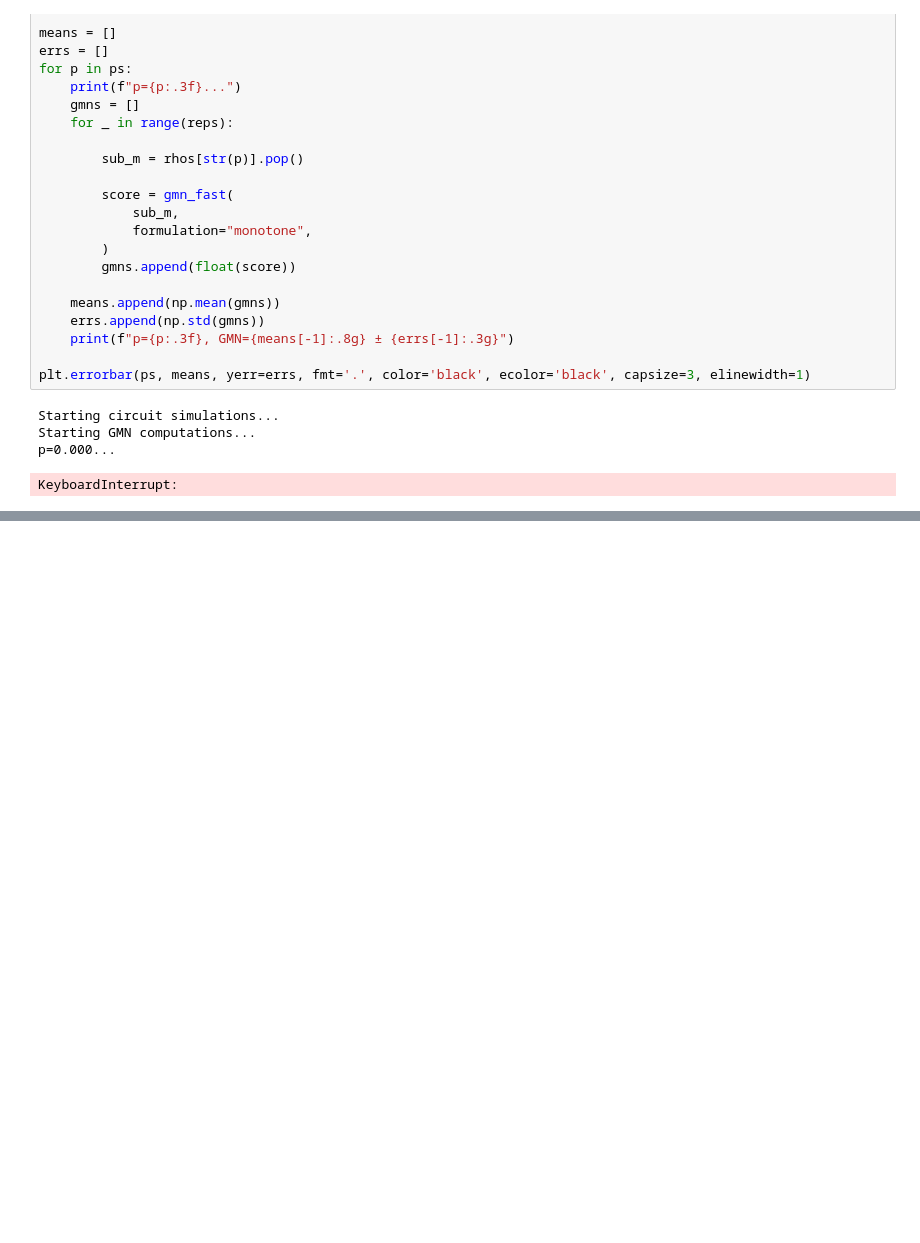
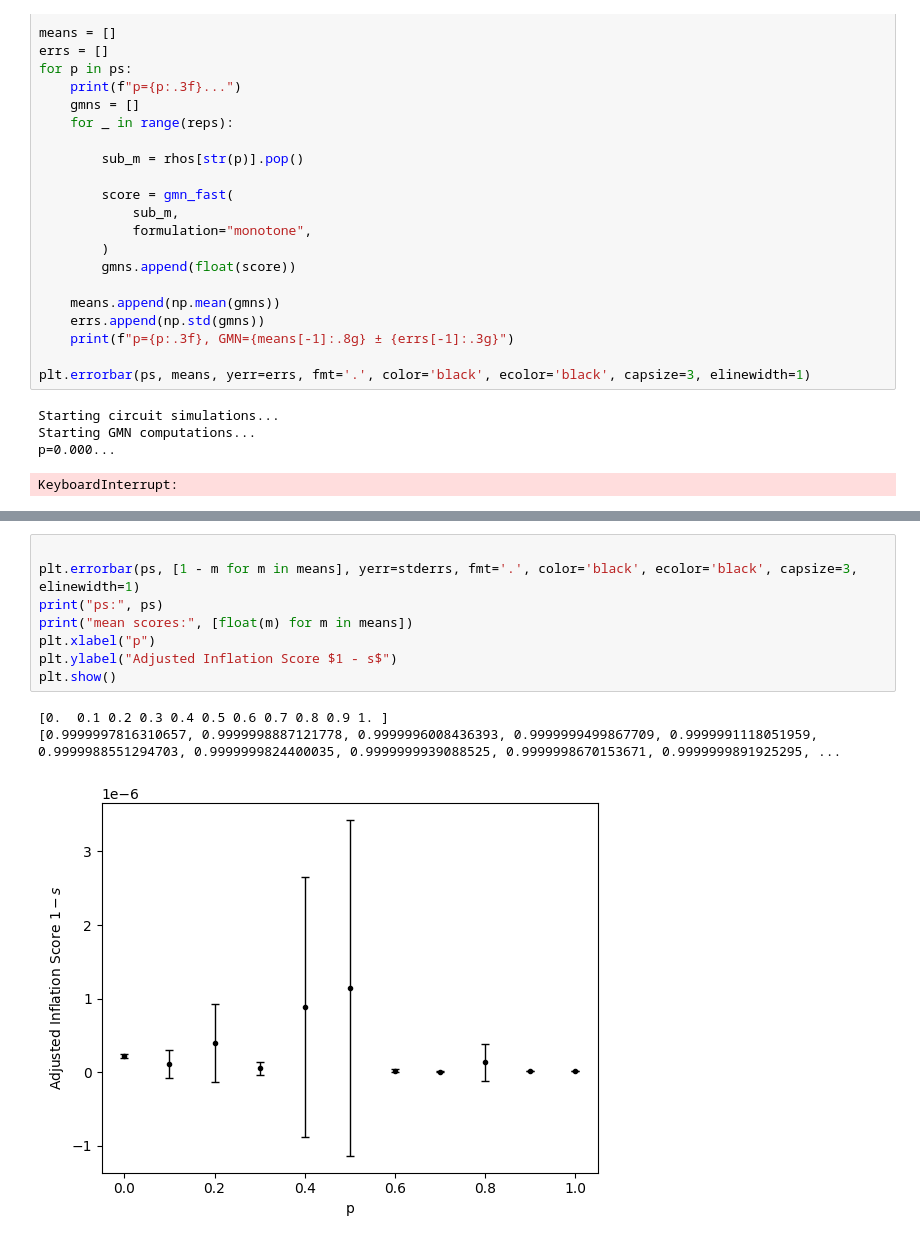
Before and after one commit to amarce4/mipt, a Jupyter notebook: python/gmne.ipynb, the cells around one changed output, grey strips where cells are left out. Cells and saved outputs as stored; diff of their text form; blank space fills up the shorter version.

```diff
--- a/python/gmne.ipynb
+++ b/python/gmne.ipynb
@@ -360,0 +551,12 @@ KeyboardInterrupt:
+# %%
+
+plt.errorbar(ps, [1 - m for m in means], yerr=stderrs, fmt='.', color='black', ecolor='black', capsize=3, elinewidth=1)
+print("ps:", ps)
+print("mean scores:", [float(m) for m in means])
+plt.xlabel("p")
+plt.ylabel("Adjusted Inflation Score $1 - s$")
+plt.show()
+# %% [output]
+[0.  0.1 0.2 0.3 0.4 0.5 0.6 0.7 0.8 0.9 1. ]
+[0.9999997816310657, 0.9999998887121778, 0.9999996008436393, 0.9999999499867709, 0.9999991118051959, 0.9999988551294703, 0.9999999824400035, 0.9999999939088525, 0.9999998670153671, 0.9999999891925295, ...
+[figure, added]
```
Also changed, not shown: parts of 3 cells of this notebook, 4 other files.
